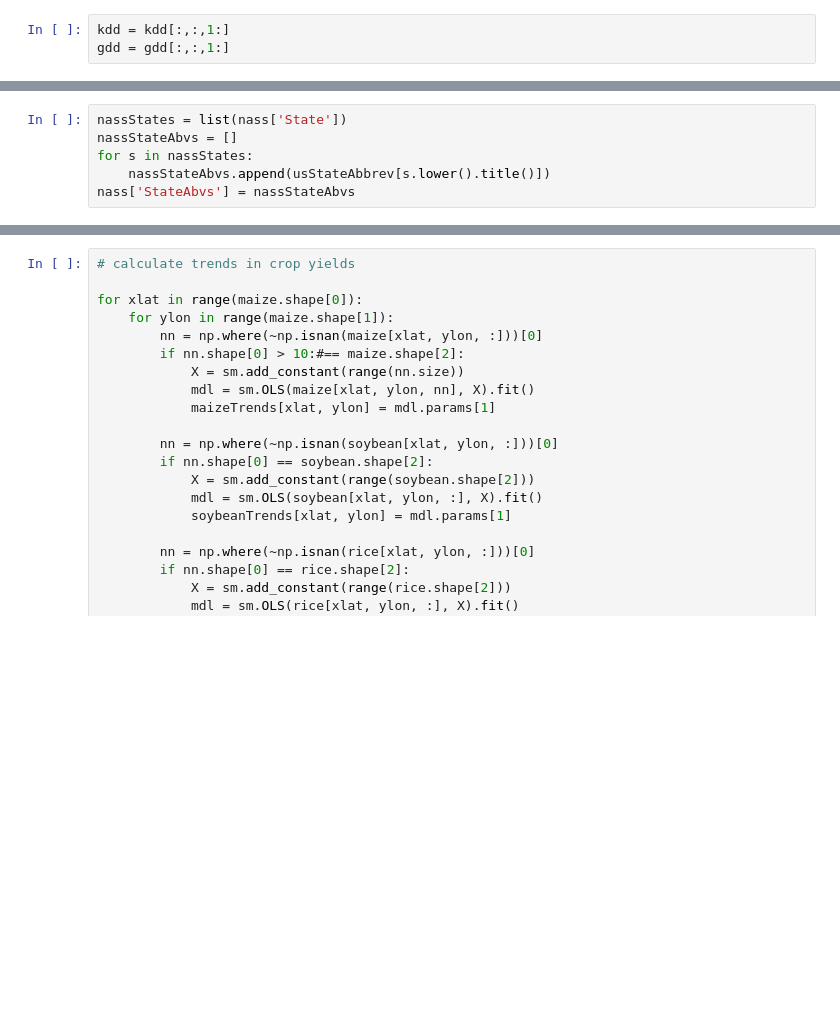
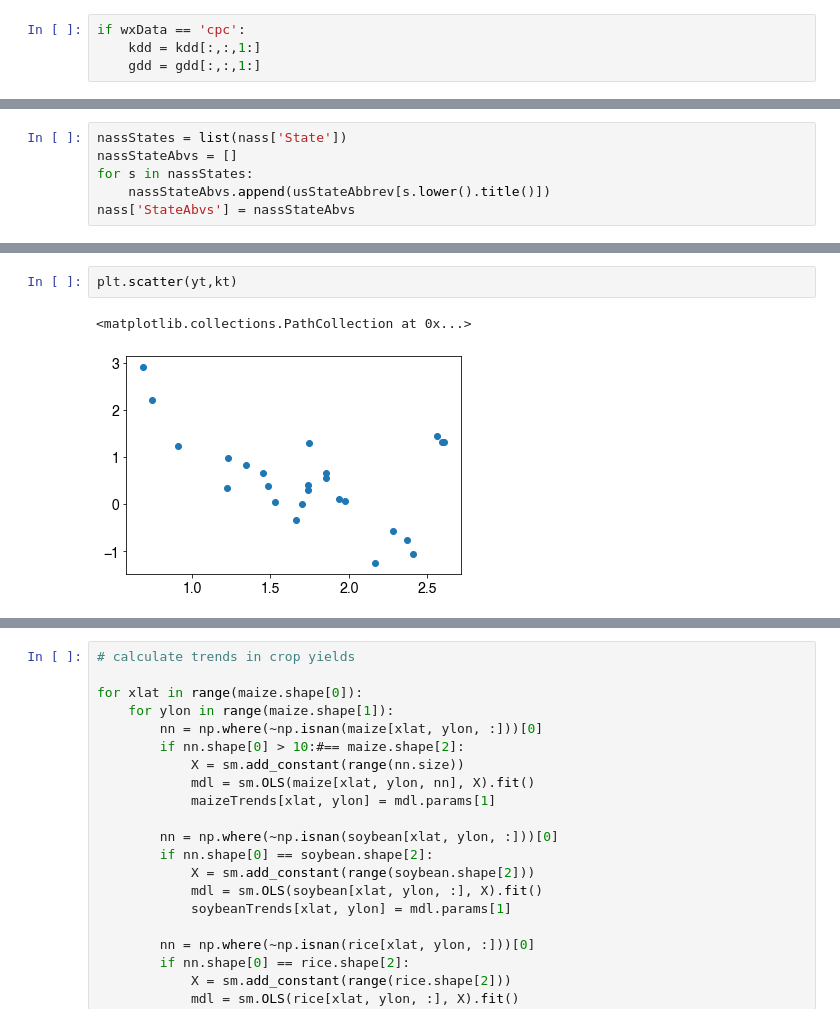
Before and after one commit to ecoffel/grad-research, a Jupyter notebook: 2020-ag-land-climate/ag_calc_gdd_kdd.ipynb, the cells around one changed output, grey strips where cells are left out. Drawn from its saved outputs; the diff is of its cells as text; blank space fills up the shorter version.

```diff
--- a/2020-ag-land-climate/ag_calc_gdd_kdd.ipynb
+++ b/2020-ag-land-climate/ag_calc_gdd_kdd.ipynb
@@ -101,8 +107,9 @@ else:
     with gzip.open('%s/seasonal-precip-maize-gpcp.dat'%dataDirDiscovery, 'wb') as f:
         pickle.dump(seasonalPrecip, f)
 # %%
-kdd = kdd[:,:,1:]
-gdd = gdd[:,:,1:]
+if wxData == 'cpc':
+    kdd = kdd[:,:,1:]
+    gdd = gdd[:,:,1:]
 # %%
 # calculate gdd and kdd trends from already-loaded cpc tmax and tmin data
 
@@ -486,3 +571,8 @@ WI : 42 : yield trend = 1.8 : kdd trend = -0.4
+# %%
+plt.scatter(yt,kt)
+# %% [output]
+<matplotlib.collections.PathCollection at 0x...>
+[figure, added]
 # %%
 # countyList = usCounties[(usCounties['STATE']=='IA')]
 countyList = usCounties
```
Also changed, not shown: parts of 20 cells of this notebook, 6 other files.
